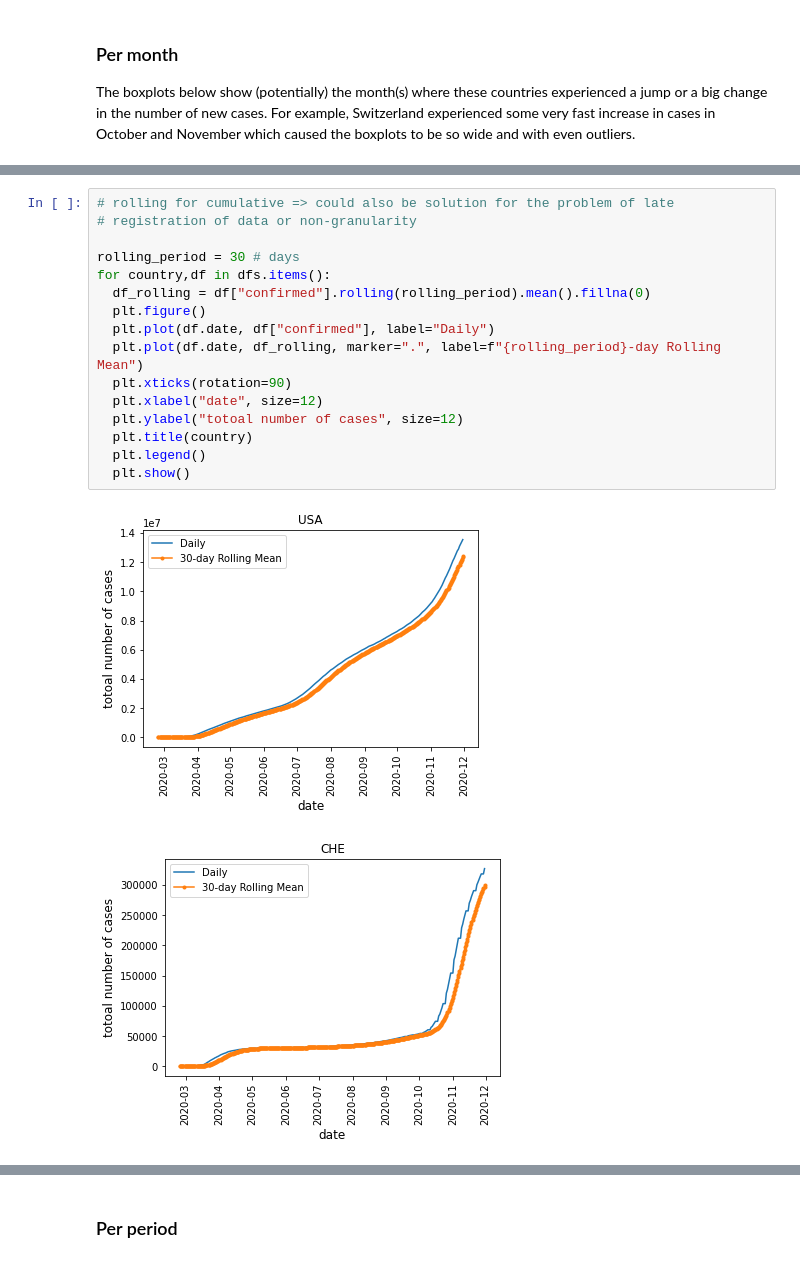
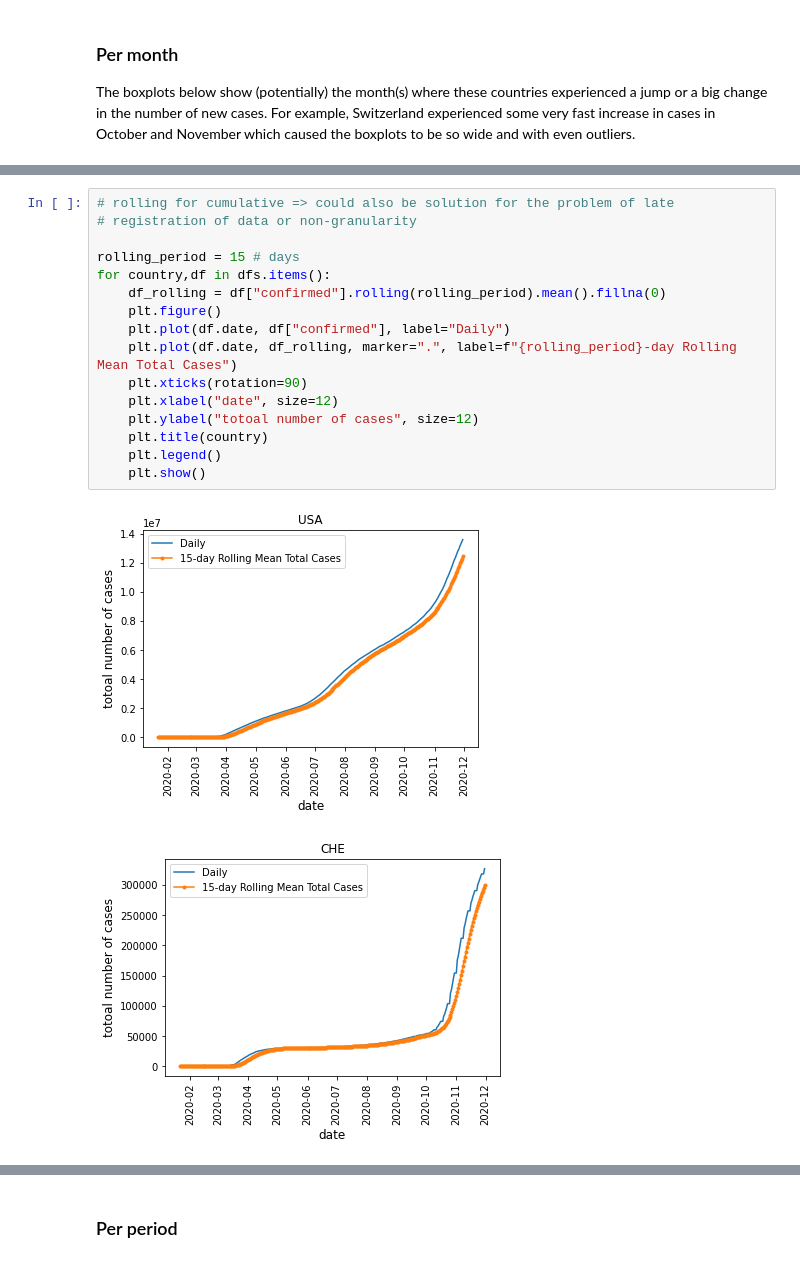
Before and after one commit to anitamezzetti/covid_impact_stocks_volatility, a Jupyter notebook: HienCovidDataRetrieval.ipynb, the cells around one changed output, grey strips where cells are left out. Saved outputs shown, nothing was run; the diff lists cells and outputs as text.

Commit message:
adjust periods and add some graphs in covid analysis

```diff
--- a/HienCovidDataRetrieval.ipynb
+++ b/HienCovidDataRetrieval.ipynb
@@ -149,19 +160,19 @@ for country,df in dfs.items():
 # %%
 # rolling for cumulative => could also be solution for the problem of late
 # registration of data or non-granularity
 
-rolling_period = 30 # days
+rolling_period = 15 # days
 for country,df in dfs.items():
-  df_rolling = df["confirmed"].rolling(rolling_period).mean().fillna(0)
-  plt.figure()
-  plt.plot(df.date, df["confirmed"], label="Daily")
-  plt.plot(df.date, df_rolling, marker=".", label=f"{rolling_period}-day Rolling Mean")
-  plt.xticks(rotation=90)
-  plt.xlabel("date", size=12)
-  plt.ylabel("totoal number of cases", size=12)
-  plt.title(country)
-  plt.legend()
-  plt.show()
+    df_rolling = df["confirmed"].rolling(rolling_period).mean().fillna(0)
+    plt.figure()
+    plt.plot(df.date, df["confirmed"], label="Daily")
+    plt.plot(df.date, df_rolling, marker=".", label=f"{rolling_period}-day Rolling Mean Total Cases")
+    plt.xticks(rotation=90)
+    plt.xlabel("date", size=12)
+    plt.ylabel("totoal number of cases", size=12)
+    plt.title(country)
+    plt.legend()
+    plt.show()
 # %% [output]
-[figure, old version]
+[figure, new version]
-[figure, old version]
+[figure, new version]
```
Also changed, not shown: parts of 9 cells of this notebook, 8 other files.
